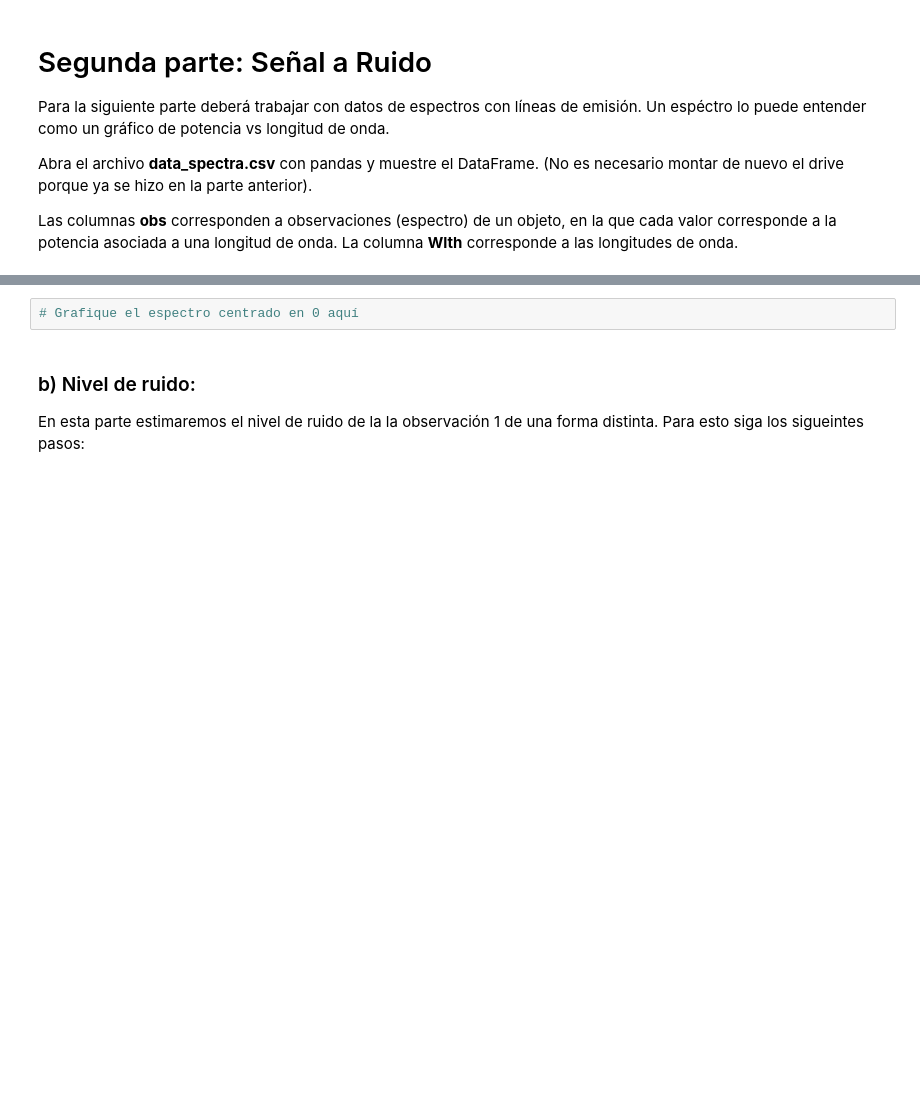
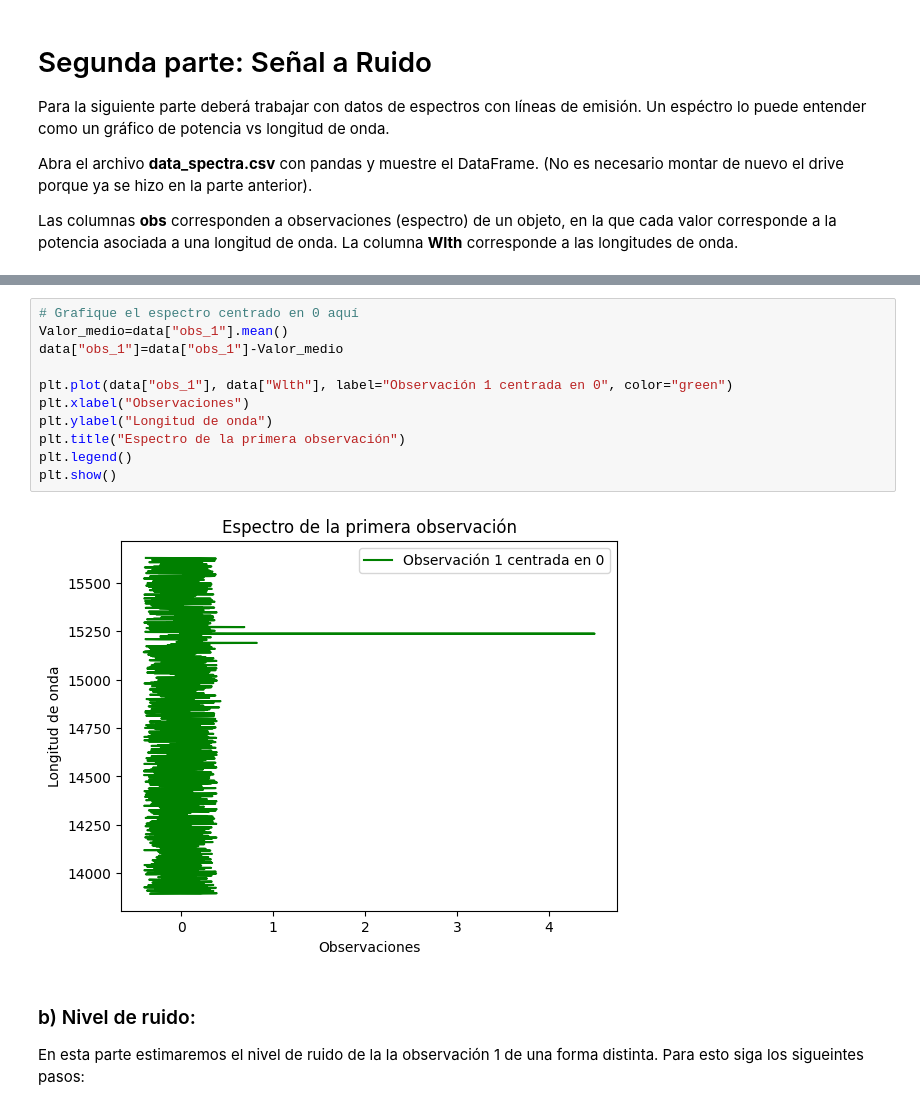
Before and after one commit to Xavier204/Tarea-2, a Jupyter notebook: Tarea2.ipynb, the cells around one changed output, grey strips where cells are left out. Drawn from its saved outputs; the diff is of its cells as text; blank space fills up the shorter version.

```diff
--- a/Tarea2.ipynb
+++ b/Tarea2.ipynb
@@ -239,5 +267,16 @@ Notará que los valores del eje y están centrados alrededor de 1. Centre la obs
-# %%
-# Grafique el espectro centrado en 0 aquí
+# %%
+# Grafique el espectro centrado en 0 aquí
+Valor_medio=data["obs_1"].mean()
+data["obs_1"]=data["obs_1"]-Valor_medio
+
+plt.plot(data["obs_1"], data["Wlth"], label="Observación 1 centrada en 0", color="green")
+plt.xlabel("Observaciones")
+plt.ylabel("Longitud de onda")
+plt.title("Espectro de la primera observación")
+plt.legend()
+plt.show()
+# %% [output]
+[figure, added]
 # %% [markdown]
 ### b) Nivel de ruido:
 
```
Also changed, not shown: parts of 9 cells of this notebook.
